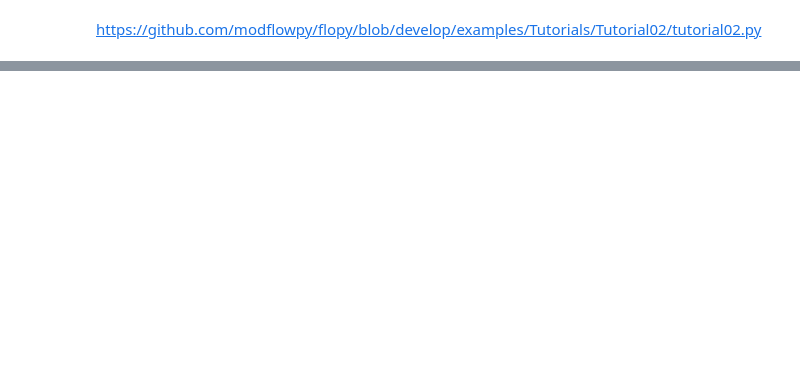
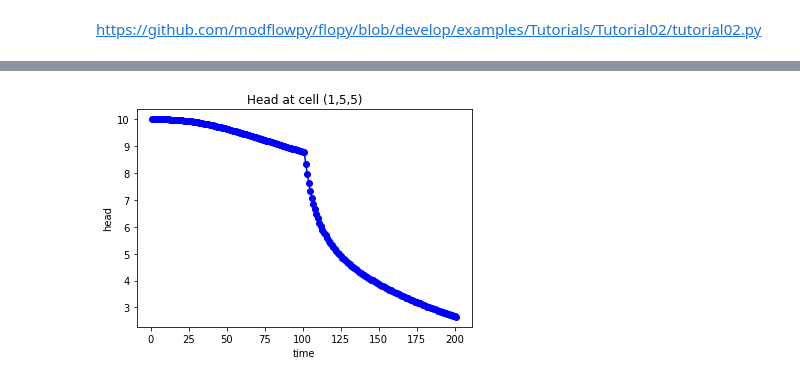
Before and after one commit to chelspeters7/DelawareStream, a Jupyter notebook: FloPy/Tutorial 02.ipynb, the cells around one changed output, grey strips where cells are left out. Cells and saved outputs as stored; diff of their text form; code cells hidden in the pictures; blank space fills up the shorter version.

```diff
--- a/FloPy/Tutorial 02.ipynb
+++ b/FloPy/Tutorial 02.ipynb
@@ -136,0 +220,13 @@ Exception: MODFLOW did not terminate normally.
+# %%
+# Plot the head versus time
+idx = (0, int(nrow/2) - 1, int(ncol/2) - 1)
+ts = headobj.get_ts(idx)
+plt.subplot(1, 1, 1)
+ttl = 'Head at cell ({0},{1},{2})'.format(idx[0] + 1, idx[1] + 1, idx[2] + 1)
+plt.title(ttl)
+plt.xlabel('time')
+plt.ylabel('head')
+plt.plot(ts[:, 0], ts[:, 1], 'bo-')
+plt.savefig(wspath+'tutorial2-ts.png')
+# %% [output]
+[figure, added]
```
Also changed, not shown: parts of 12 cells of this notebook, 24 other files.
